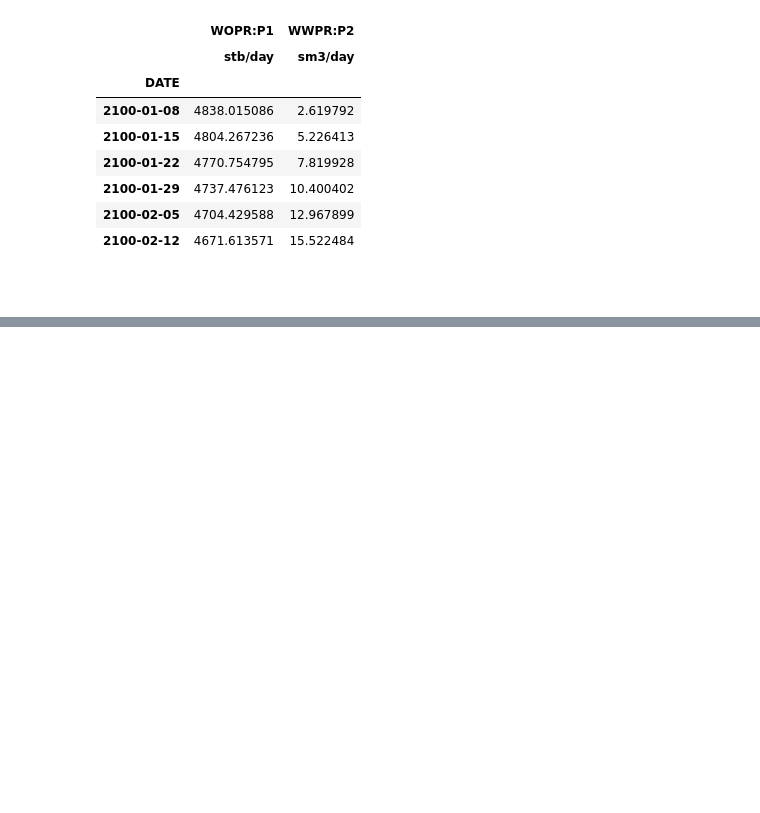
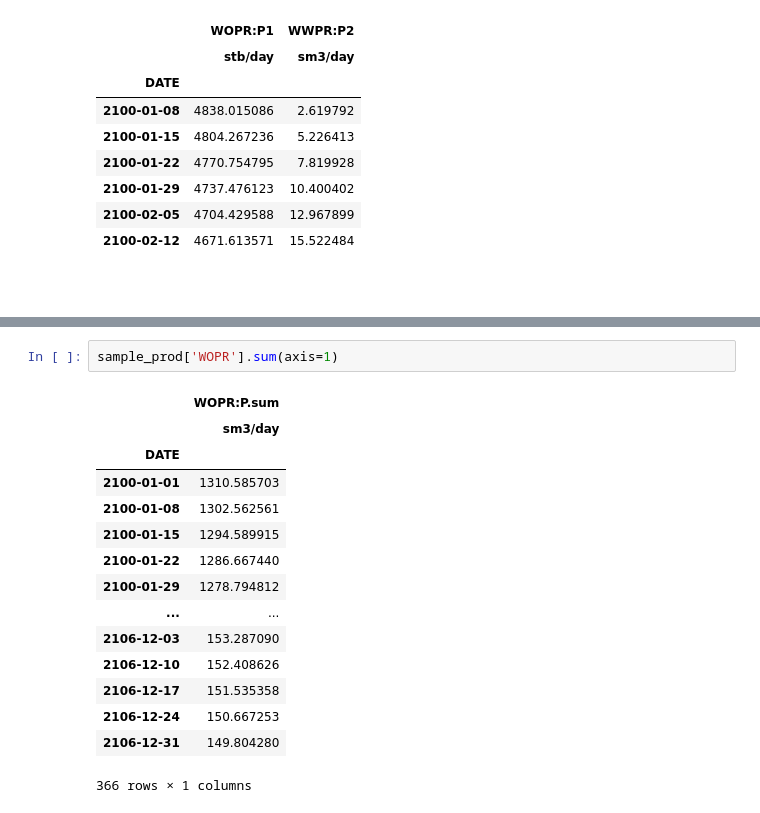
Before and after one commit to ayaranitram/simpandas, a Jupyter notebook: simpandas_demo.ipynb, the cells around one changed output, grey strips where cells are left out. Drawn from its saved outputs; the diff is of its cells as text; blank space fills up the shorter version.

```diff
--- a/simpandas_demo.ipynb
+++ b/simpandas_demo.ipynb
@@ -617,0 +638,18 @@ sample_prod.iloc[1:7,[0, 4]]
+# %%
+sample_prod['WOPR'].sum(axis=1)
+# %% [output]
+|  | WOPR:P.sum |
+|  | sm3/day |
+| DATE |  |
+| 2100-01-01 | 1310.585703 |
+| 2100-01-08 | 1302.562561 |
+| 2100-01-15 | 1294.589915 |
+| 2100-01-22 | 1286.667440 |
+| 2100-01-29 | 1278.794812 |
+| ... | ... |
+| 2106-12-03 | 153.287090 |
+| 2106-12-10 | 152.408626 |
+| 2106-12-17 | 151.535358 |
+| 2106-12-24 | 150.667253 |
+| 2106-12-31 | 149.804280 |
+366 rows × 1 columns
```
Also changed, not shown: parts of 7 cells of this notebook, 3 other files.
